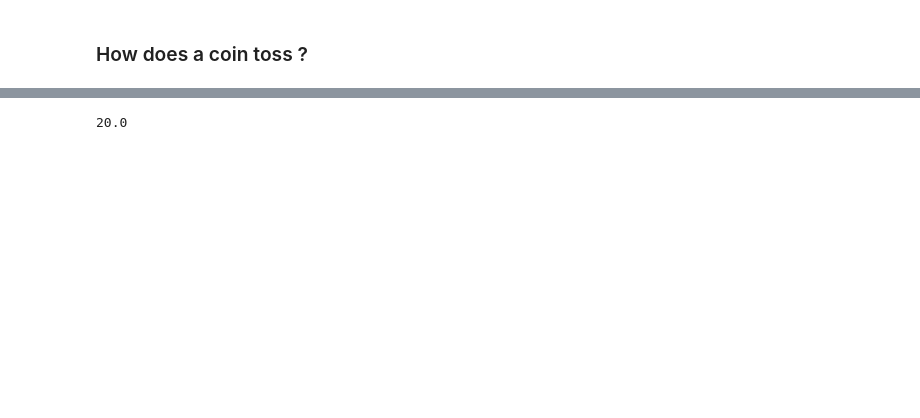
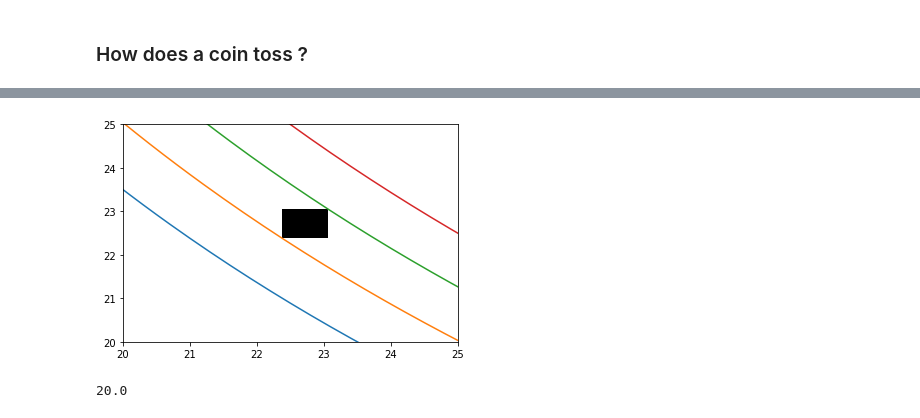
Before and after one commit to Dirivian/Jupyter_notebooks, a Jupyter notebook: Coin_toss.ipynb, the cells around one changed output, grey strips where cells are left out. Saved outputs shown, nothing was run; the diff lists cells and outputs as text; code cells hidden in the pictures; blank space fills up the shorter version.

```diff
--- a/Coin_toss.ipynb
+++ b/Coin_toss.ipynb
@@ -19,3 +21,18 @@ plt.show()
+# %%
+u = np.linspace(0.1,100,1000)
+for i in [15,16,17,18]:
+    plt.plot(u,w_relation(u,i))
+a =22.38
+u_0=a
+delta_u = 1.4*np.pi*g/(2*np.sqrt(2)*u_0)
+rectangle = plt.Rectangle((a, a), delta_u, delta_u, fc='k')
+plt.gca().add_patch(rectangle)
+
+plt.xlim(20,25)
+plt.ylim(20,25)
+plt.show()
+# %% [output]
+[figure, added]
 # %%
 w_relation(w_relation(20,10),10)
 # %% [output]
```
Also changed, not shown: parts of 15 cells of this notebook.
